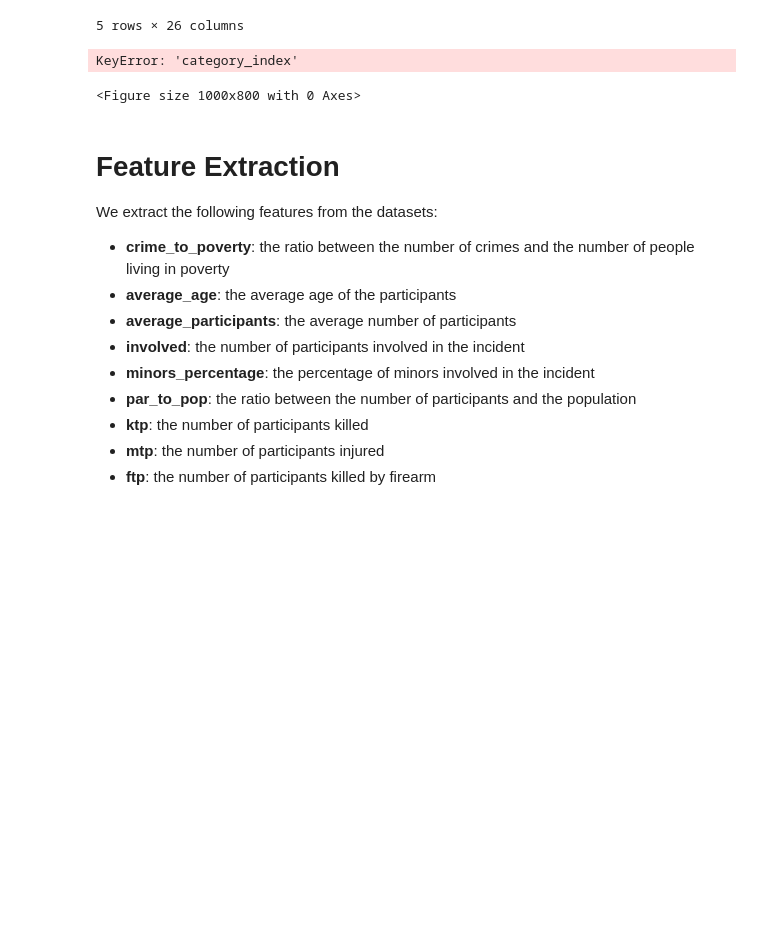
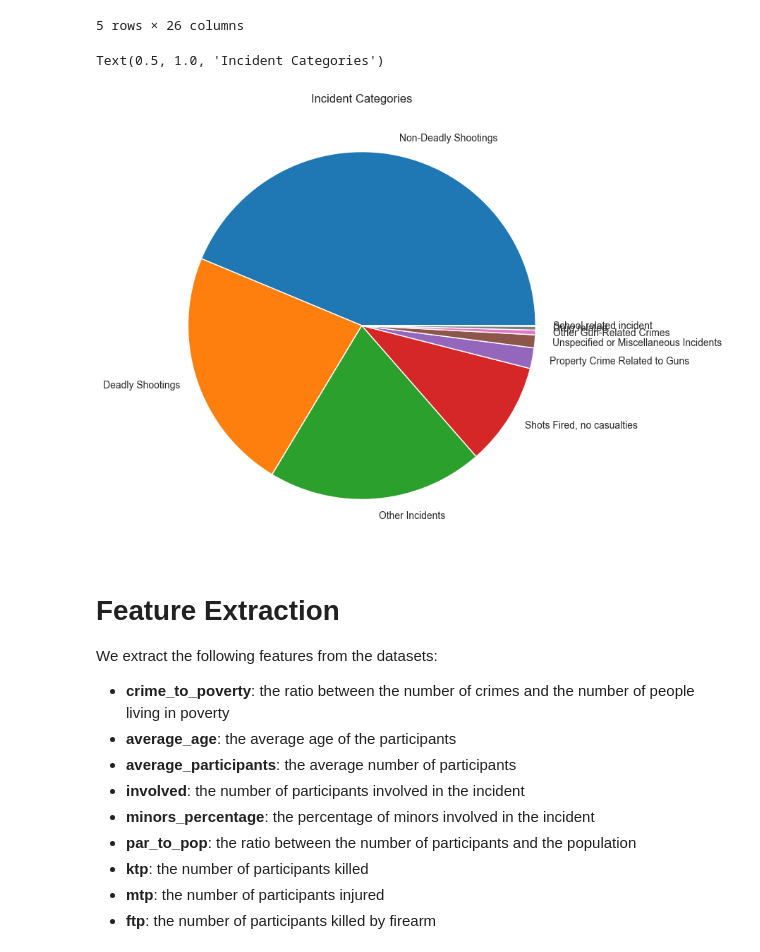
Before and after one commit to Alexthw46/DataMiningProject, a Jupyter notebook: TASK_1/data_preparation.ipynb, the cells around one changed output. Saved outputs shown, nothing was run; the diff lists cells and outputs as text; code cells hidden in the pictures; blank space fills up the shorter version.

```diff
--- a/TASK_1/data_preparation.ipynb
+++ b/TASK_1/data_preparation.ipynb
@@ -230,11 +230,11 @@ incidents.head()
 5 rows × 26 columns
 # %%
 plt.figure(figsize=(10, 8))
-plt.pie(incidents['incident_category'].value_counts(), labels=incidents['category_index'].unique())
+plt.pie(incidents['incident_category'].value_counts(), labels=incidents['incident_category'].unique())
 plt.title("Incident Categories")
 # %% [output]
-KeyError: 'category_index'
+Text(0.5, 1.0, 'Incident Categories')
-<Figure size 1000x800 with 0 Axes>
+[figure, added]
 # %%
 # we can now drop the incident_characteristics1, incident_characteristics2 columns
 incidents = incidents.drop(columns=['incident_characteristics1', 'incident_characteristics2'])
```
Also changed, not shown: parts of 5 cells of this notebook, 2 other files.
